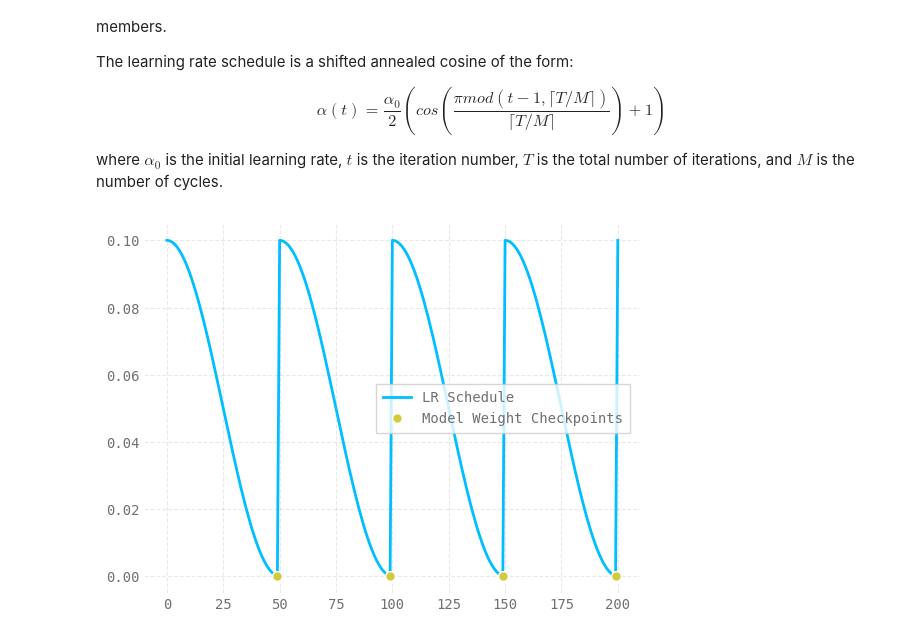
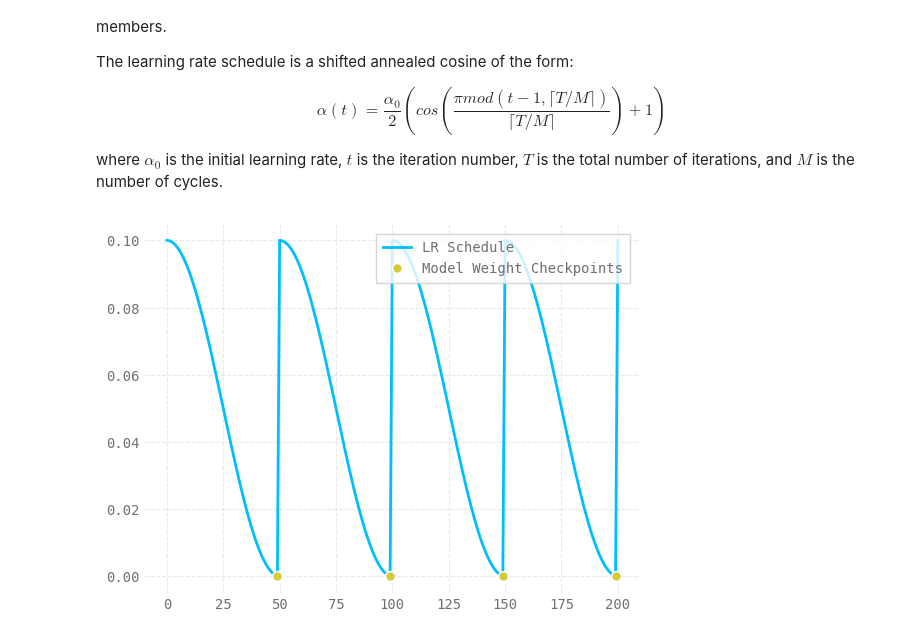
Before and after one commit to deadneuron/home, a Jupyter notebook: src/notebooks/snapshot-ensembles.ipynb, the cells around one changed output. Saved outputs shown, nothing was run; the diff lists cells and outputs as text; code cells hidden in the pictures.

```diff
--- a/src/notebooks/snapshot-ensembles.ipynb
+++ b/src/notebooks/snapshot-ensembles.ipynb
@@ -53,20 +53,20 @@ class Net(nn.Module):
 # %%
 model = Net()
 optimizer = torch.optim.SGD(model.parameters(), lr=0.1)
 
 scheduler = torch.optim.lr_scheduler.CosineAnnealingWarmRestarts(
     optimizer, T_0=50, T_mult=1, eta_min=0)
 
 lrs = []
 epochs = 200
 
 for i in range(epochs + 1):
     lrs.append(scheduler.get_last_lr())
     scheduler.step()
 
 plt.plot(range(0, 201), lrs, label="LR Schedule")
 plt.plot(range(49, 200, 50), [0.0]*4, 'o', label="Model Weight Checkpoints")
-plt.legend()
+plt.legend(loc="upper right")
 plt.show()
 # %% [output]
-[figure, old version]
+[figure, new version]
```
Also changed, not shown: 44 other files.
